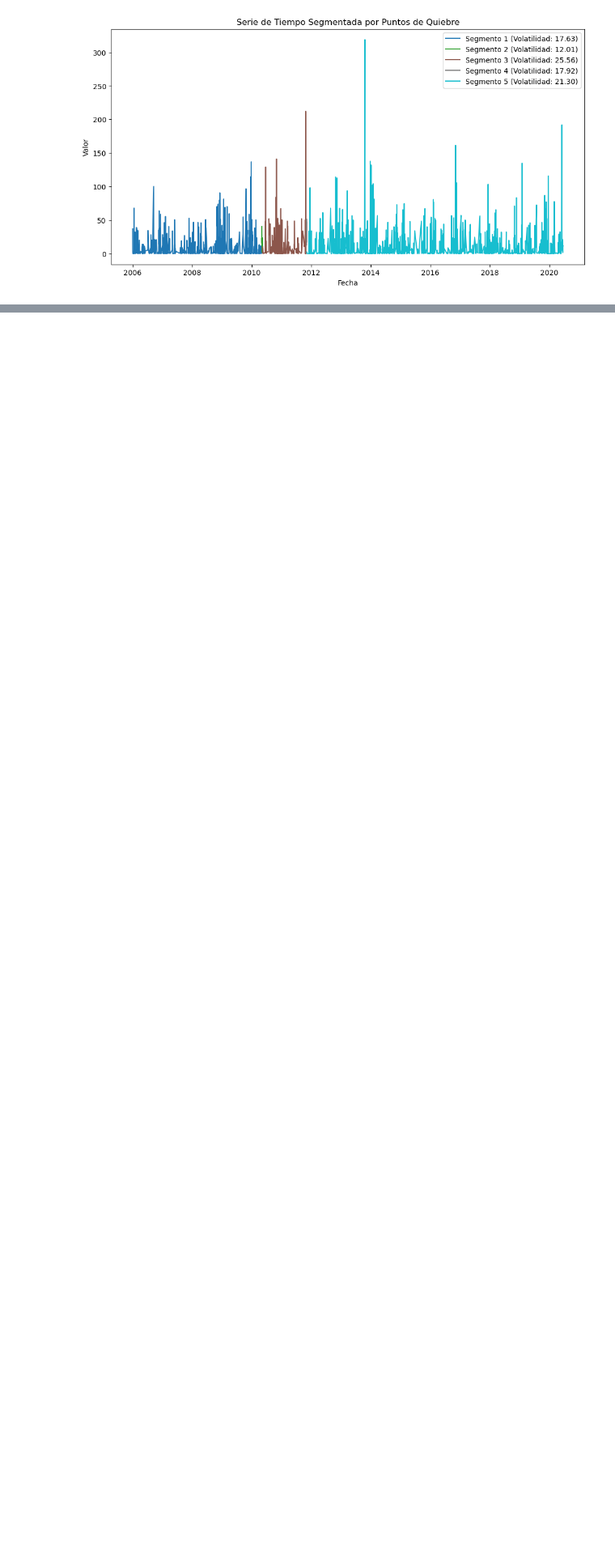
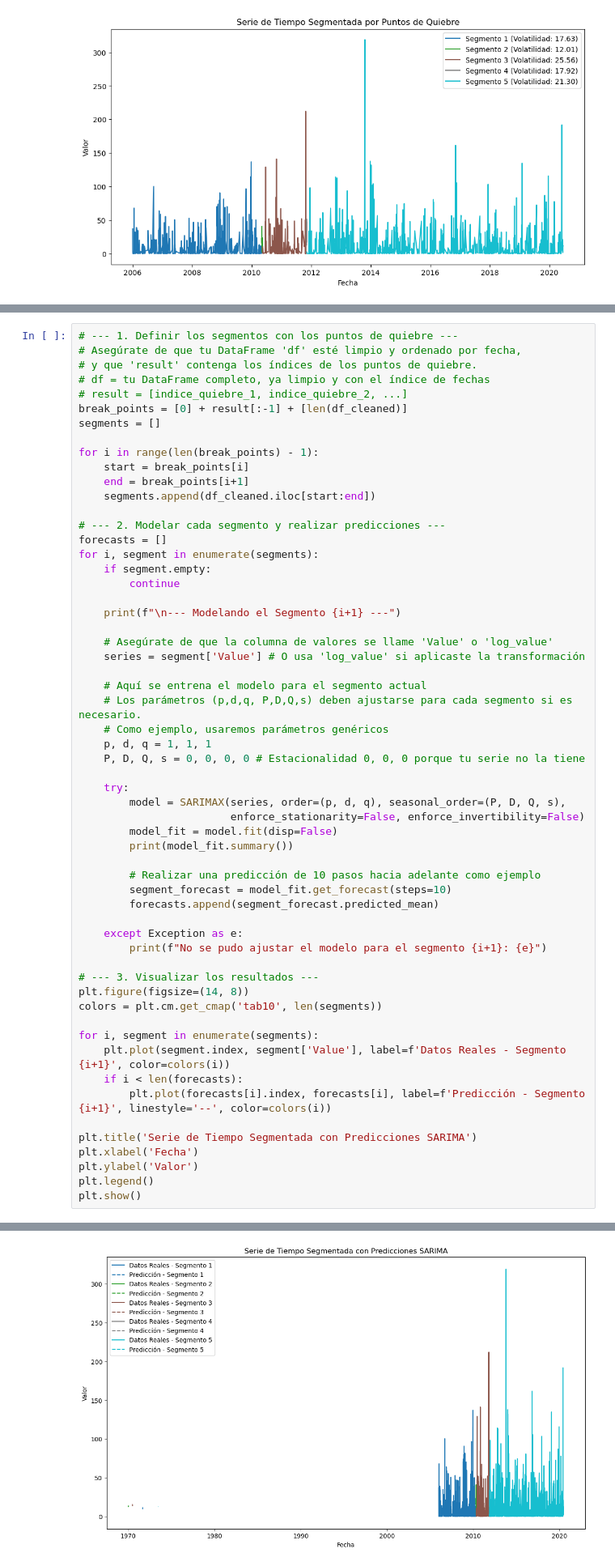
Before and after one commit to Bere333/Smart-Water-Analytics-BBRH, a Jupyter notebook: src/02_modeling_and_evaluation.ipynb, the cells around one changed output, grey strips where cells are left out. Shown at 81% size. Cells and saved outputs as stored; diff of their text form; blank space fills up the shorter version.

```diff
--- a/src/02_modeling_and_evaluation.ipynb
+++ b/src/02_modeling_and_evaluation.ipynb
@@ -387,0 +423,59 @@ Cambio en la Tendencia: 9.20
+# %%
+# --- 1. Definir los segmentos con los puntos de quiebre ---
+# Asegúrate de que tu DataFrame 'df' esté limpio y ordenado por fecha,
+# y que 'result' contenga los índices de los puntos de quiebre.
+# df = tu DataFrame completo, ya limpio y con el índice de fechas
+# result = [indice_quiebre_1, indice_quiebre_2, ...]
+break_points = [0] + result[:-1] + [len(df_cleaned)]
+segments = []
+
+for i in range(len(break_points) - 1):
+    start = break_points[i]
+    end = break_points[i+1]
+    segments.append(df_cleaned.iloc[start:end])
+
+# --- 2. Modelar cada segmento y realizar predicciones ---
+forecasts = []
+for i, segment in enumerate(segments):
+    if segment.empty:
+        continue
+
+    print(f"\n--- Modelando el Segmento {i+1} ---")
+
+    # Asegúrate de que la columna de valores se llame 'Value' o 'log_value'
+    series = segment['Value'] # O usa 'log_value' si aplicaste la transformación
+
+    # Aquí se entrena el modelo para el segmento actual
+    # Los parámetros (p,d,q, P,D,Q,s) deben ajustarse para cada segmento si es necesario.
+    # Como ejemplo, usaremos parámetros genéricos
+    p, d, q = 1, 1, 1
+    P, D, Q, s = 0, 0, 0, 0 # Estacionalidad 0, 0, 0 porque tu serie no la tiene
+
+    try:
+        model = SARIMAX(series, order=(p, d, q), seasonal_order=(P, D, Q, s),
+                        enforce_stationarity=False, enforce_invertibility=False)
+        model_fit = model.fit(disp=False)
+        print(model_fit.summary())
+
+        # Realizar una predicción de 10 pasos hacia adelante como ejemplo
+        segment_forecast = model_fit.get_forecast(steps=10)
+        forecasts.append(segment_forecast.predicted_mean)
+
+    except Exception as e:
+        print(f"No se pudo ajustar el modelo para el segmento {i+1}: {e}")
+
+# --- 3. Visualizar los resultados ---
+plt.figure(figsize=(14, 8))
+colors = plt.cm.get_cmap('tab10', len(segments))
+
+for i, segment in enumerate(segments):
+    plt.plot(segment.index, segment['Value'], label=f'Datos Reales - Segmento {i+1}', color=colors(i))
+    if i < len(forecasts):
+        plt.plot(forecasts[i].index, forecasts[i], label=f'Predicción - Segmento {i+1}', linestyle='--', color=colors(i))
+
+plt.title('Serie de Tiempo Segmentada con Predicciones SARIMA')
+plt.xlabel('Fecha')
+plt.ylabel('Valor')
+plt.legend()
+plt.show()
+# %% [output]
@@ -388,3 +516,4 @@ Cambio en la Tendencia: 9.20
+[figure, added]
 # %%
 # # --- 4. Identificar los Parámetros (ACF y PACF) ---
 # # Primero, diferenciar para eliminar la tendencia y la estacionalidad
```
Also changed, not shown: parts of 3 cells of this notebook.
